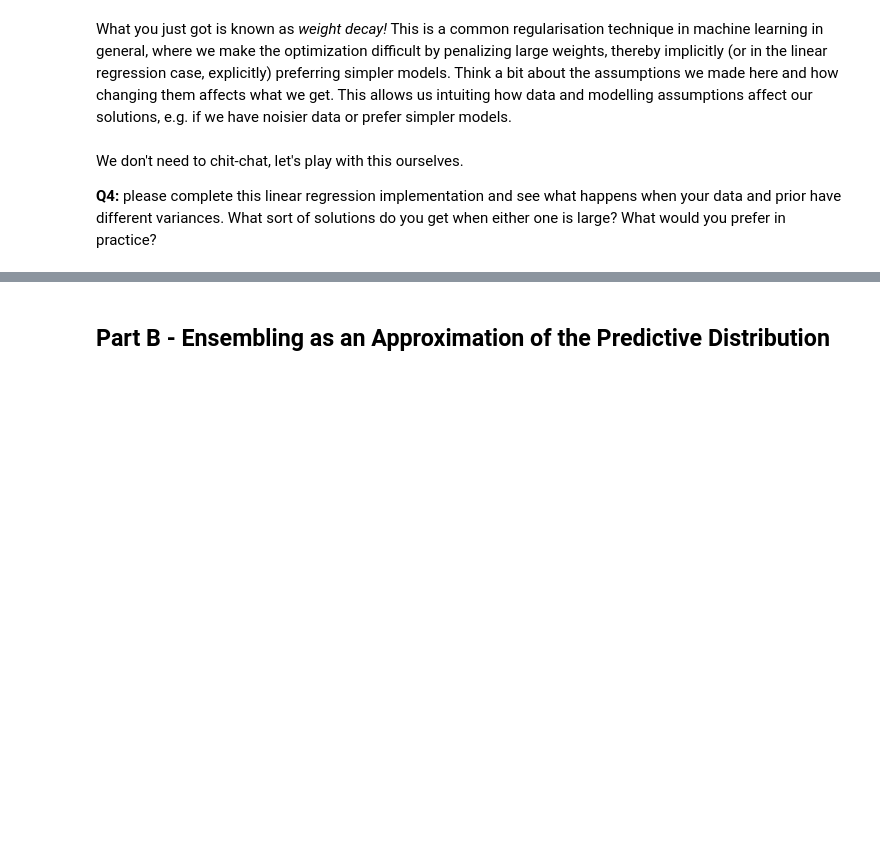
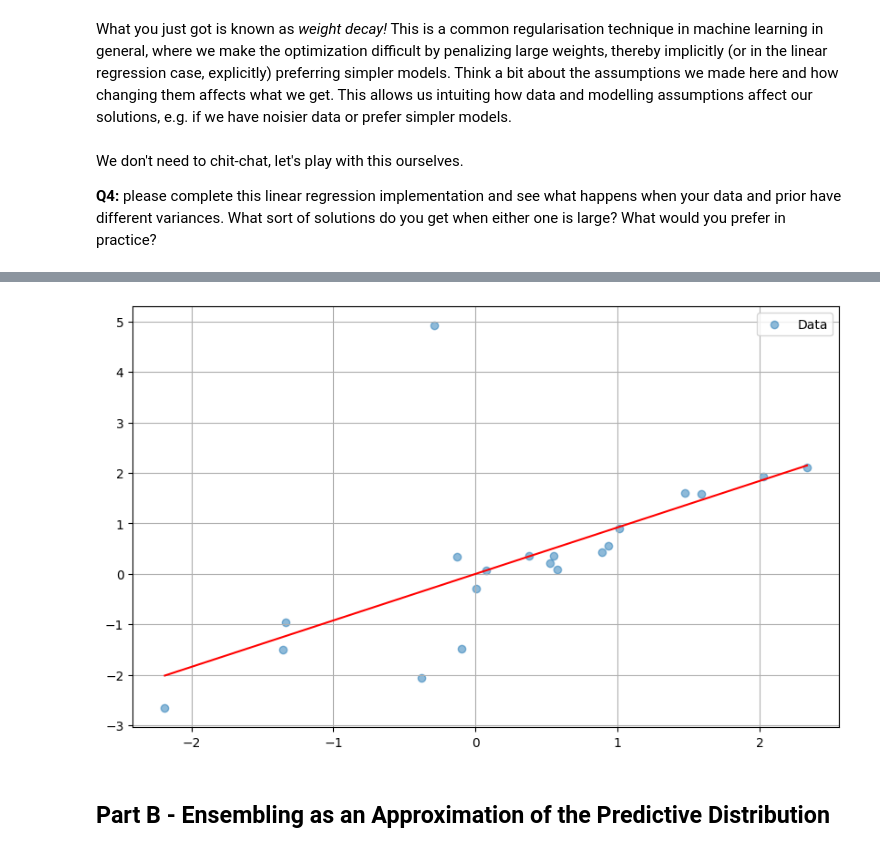
Before and after one commit to alexandre-bismuth/UncertaintyInDeepLearning, a Jupyter notebook: UDL_Practical_1_Setting_a_Basline.ipynb, the cells around one changed output, grey strips where cells are left out. Saved outputs shown, nothing was run; the diff lists cells and outputs as text; code cells hidden in the pictures; blank space fills up the shorter version.

```diff
--- a/UDL_Practical_1_Setting_a_Basline.ipynb
+++ b/UDL_Practical_1_Setting_a_Basline.ipynb
@@ -183,21 +185,32 @@ plt.show()
 # %%
 # Now implement your regularized linear regression!
 # Remember to derive the solution first on paper.
 
 ### fill me! ###
 # Define your noise_variance and prior_variance here
 # Implement the MAP (maximum a posteriori) solution for w
 # Hint: you'll need matrix operations
+noise_variance = 0.09 # We take this since we generated our data with noise_std = 0.3
+prior_variance = 1 # Since I don't have much information about the weights, I set a large prior
 
 # Once you have your solution, let's visualize it
-w = ### fill me! ###  # Your solution here
+w = torch.inverse((X.T@X + noise_variance/prior_variance * torch.eye(1))) @ X.T @ y # Your solution here
 plot_regression(X, y, w)
 
 # Questions to consider:
 # 1. How does your solution handle the outliers?
+##### My solution handles outliers using regularisation
 # 2. Try changing your noise_variance and prior_variance - what happens?
+##### When I lower my prior_variance, the curve flattens, worsening the output weights
+##### When I increase noise_variance, the curve also flattens
 # 3. What happens if you make either very large or very small?
 # for your own sake, think - how would these insights translate or be implemented in more complex settings, e.g. when using a neural network?
+##### When noise_variance is very large, it doesn't trust the data, we have low relation between x & y. The curve flattens. NN -> under-fitting
+##### When noise_variance is very small, it starts trusting outliers too much. NN -> Over-fitting
+##### When prior_variance is very large, we loose regularisation. NN-> Over-fitting
+##### When prior_variance is very small, we push weights to zero. NN-> Under-fitting
+# %% [output]
+[figure, added]
 # %% [markdown]
 ## Part B - Ensembling as an Approximation of the Predictive Distribution
 # %% [markdown]
```
Also changed, not shown: parts of 1 cell of this notebook.
